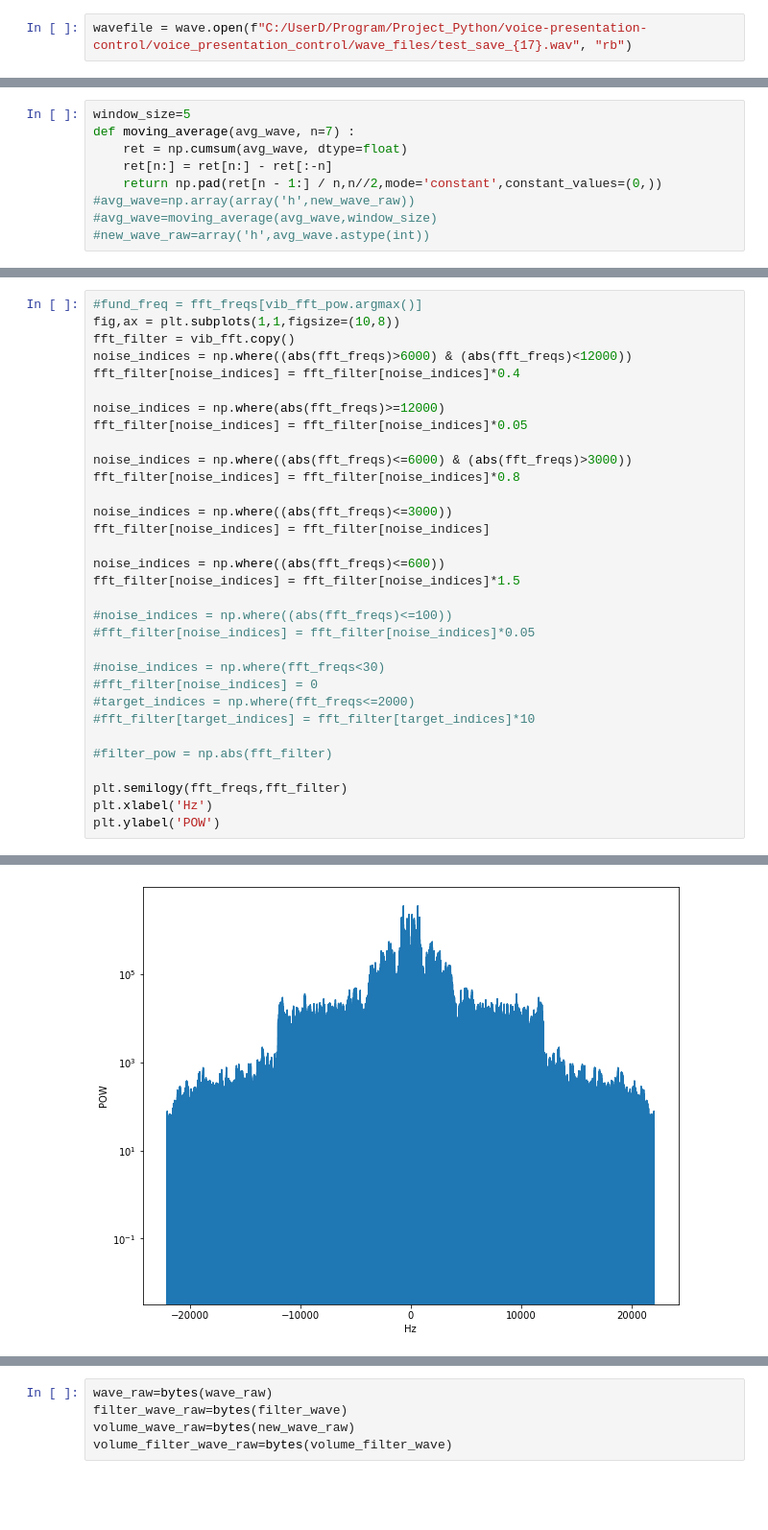
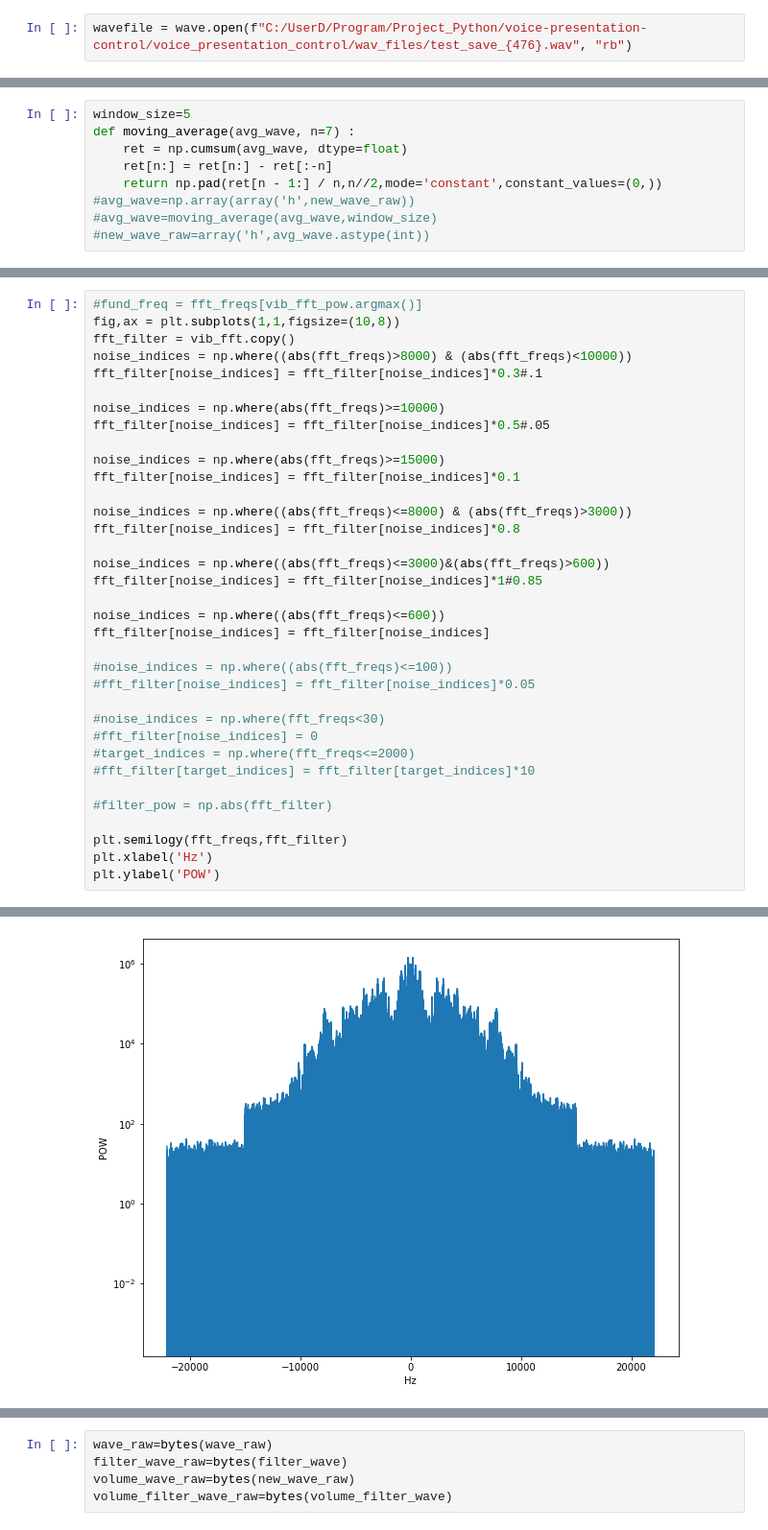
Before and after one commit to wst24365888/voice-presentation-control, a Jupyter notebook: audio_process.ipynb, the cells around one changed output, grey strips where cells are left out. Shown: that part at 96% size. Drawn from its saved outputs; the diff is of its cells as text; blank space fills up the shorter version.

```diff
--- a/audio_process.ipynb
+++ b/audio_process.ipynb
@@ -24,7 +24,7 @@ from voice_presentation_control.recognizer import Recognizer
 
 audio = pyaudio.PyAudio()
 # %%
-wavefile = wave.open(f"C:/UserD/Program/Project_Python/voice-presentation-control/voice_presentation_control/wave_files/test_save_{17}.wav", "rb")
+wavefile = wave.open(f"C:/UserD/Program/Project_Python/voice-presentation-control/voice_presentation_control/wav_files/test_save_{476}.wav", "rb")
 # %%
 wave_raw=wavefile.readframes(wavefile.getnframes())
 wave_raw=array("h", wave_raw)
@@ -90,36 +98,39 @@ Text(0, 0.5, 'POW')
 # %%
 #fund_freq = fft_freqs[vib_fft_pow.argmax()]
 fig,ax = plt.subplots(1,1,figsize=(10,8))
 fft_filter = vib_fft.copy()
-noise_indices = np.where((abs(fft_freqs)>6000) & (abs(fft_freqs)<12000))
-fft_filter[noise_indices] = fft_filter[noise_indices]*0.4
+noise_indices = np.where((abs(fft_freqs)>8000) & (abs(fft_freqs)<10000))
+fft_filter[noise_indices] = fft_filter[noise_indices]*0.3#.1
 
-noise_indices = np.where(abs(fft_freqs)>=12000)
-fft_filter[noise_indices] = fft_filter[noise_indices]*0.05
+noise_indices = np.where(abs(fft_freqs)>=10000)
+fft_filter[noise_indices] = fft_filter[noise_indices]*0.5#.05
 
-noise_indices = np.where((abs(fft_freqs)<=6000) & (abs(fft_freqs)>3000))
+noise_indices = np.where(abs(fft_freqs)>=15000)
+fft_filter[noise_indices] = fft_filter[noise_indices]*0.1
+
+noise_indices = np.where((abs(fft_freqs)<=8000) & (abs(fft_freqs)>3000))
 fft_filter[noise_indices] = fft_filter[noise_indices]*0.8
 
-noise_indices = np.where((abs(fft_freqs)<=3000))
-fft_filter[noise_indices] = fft_filter[noise_indices]
+noise_indices = np.where((abs(fft_freqs)<=3000)&(abs(fft_freqs)>600))
+fft_filter[noise_indices] = fft_filter[noise_indices]*1#0.85
 
 noise_indices = np.where((abs(fft_freqs)<=600))
-fft_filter[noise_indices] = fft_filter[noise_indices]*1.5
+fft_filter[noise_indices] = fft_filter[noise_indices]
 
 #noise_indices = np.where((abs(fft_freqs)<=100))
 #fft_filter[noise_indices] = fft_filter[noise_indices]*0.05
 
 #noise_indices = np.where(fft_freqs<30)
 #fft_filter[noise_indices] = 0
 #target_indices = np.where(fft_freqs<=2000)
 #fft_filter[target_indices] = fft_filter[target_indices]*10
 
 #filter_pow = np.abs(fft_filter)
 
 plt.semilogy(fft_freqs,fft_filter)
 plt.xlabel('Hz')
 plt.ylabel('POW')
 # %% [output]
 Text(0, 0.5, 'POW')
-[figure, old version]
+[figure, new version]
 # %%
```
Also changed, not shown: parts of 11 cells of this notebook, 3 other files.
